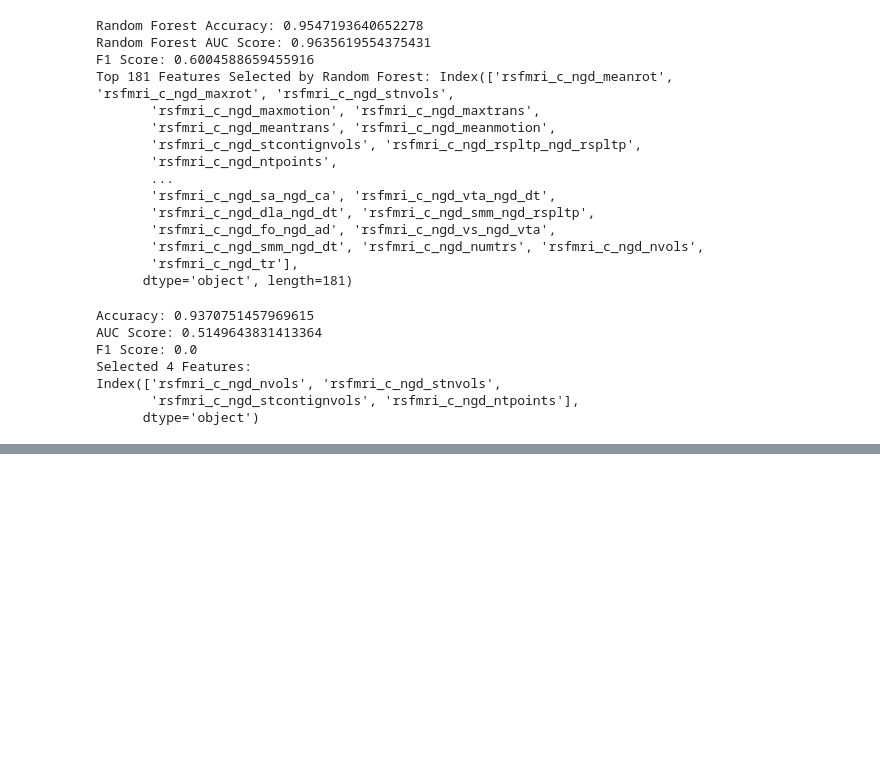
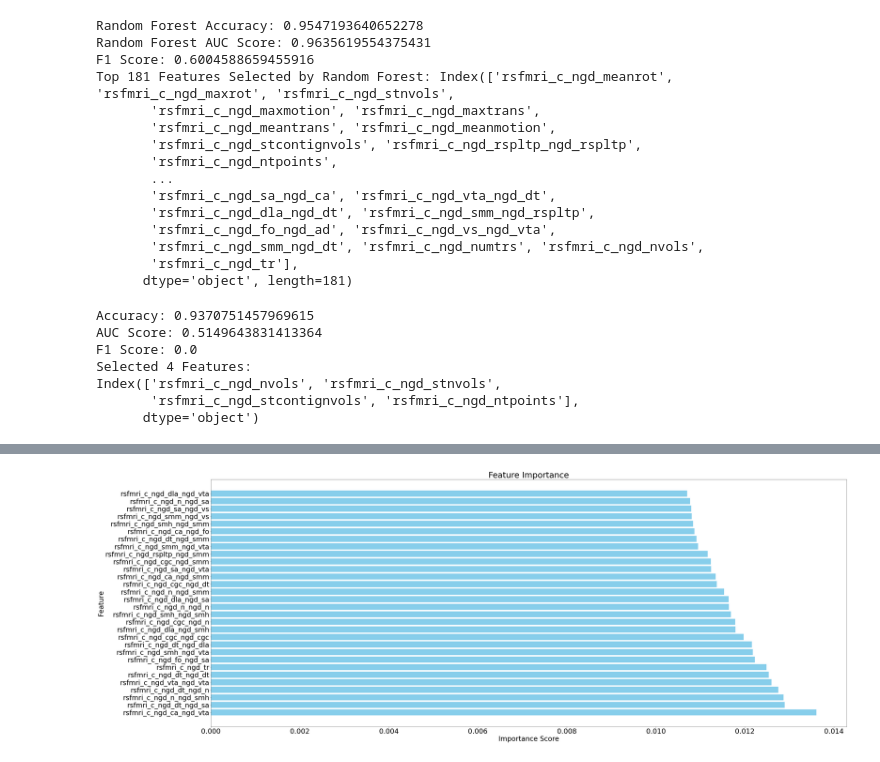
Before and after one commit to zhangqimin17/abcd, a Jupyter notebook: abcd.ipynb, the cells around one changed output, grey strips where cells are left out. Saved outputs shown, nothing was run; the diff lists cells and outputs as text; code cells hidden in the pictures; blank space fills up the shorter version.

```diff
--- a/abcd.ipynb
+++ b/abcd.ipynb
@@ -540,0 +425,20 @@ print(f"Selected {len(selected_features)} Features:", selected_features)
+# %%
+# Get feature importance scores
+feature_importance = model.feature_importances_
+
+# Create a DataFrame to store feature names and importance scores
+feature_importance_df = pd.DataFrame({'Feature': X.columns, 'Importance': feature_importance})
+
+# Sort features by importance
+feature_importance_df = feature_importance_df.sort_values(by='Importance', ascending=False)[:30]
+
+# Visualize feature importance
+plt.rcParams.update({'font.size': 30})
+plt.figure(figsize=(50, 20))
+plt.barh(feature_importance_df['Feature'], feature_importance_df['Importance'], color='skyblue')
+plt.xlabel('Importance Score')
+plt.ylabel('Feature')
+plt.title('Feature Importance')
+plt.show()
+# %% [output]
+[figure, added]
```
Also changed, not shown: parts of 9 cells of this notebook, 1 other file.
